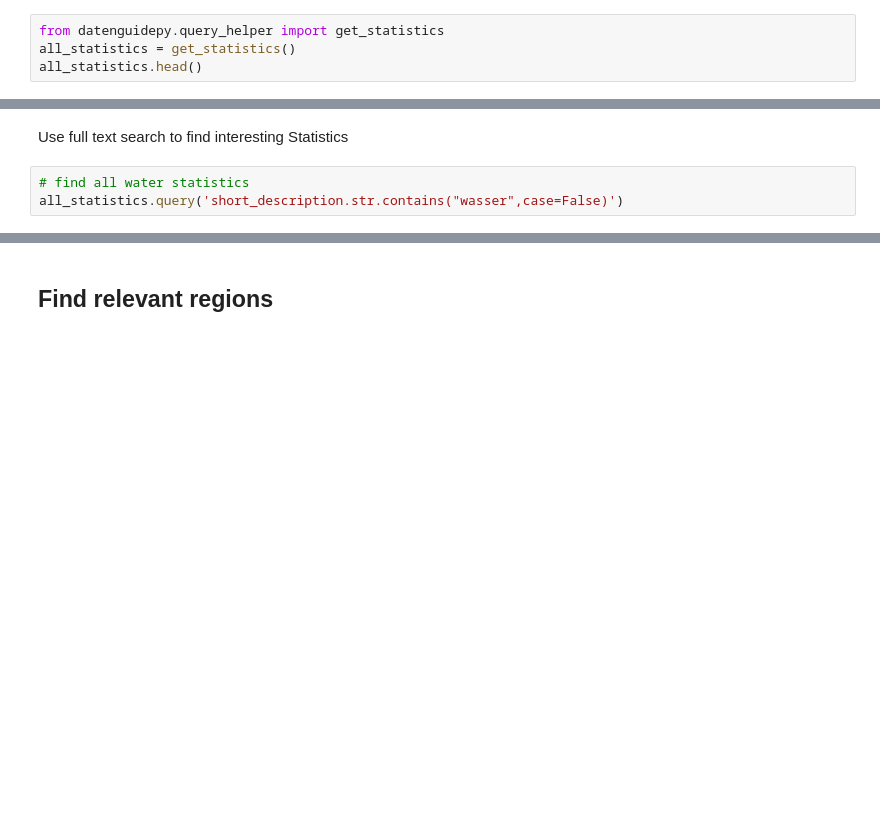
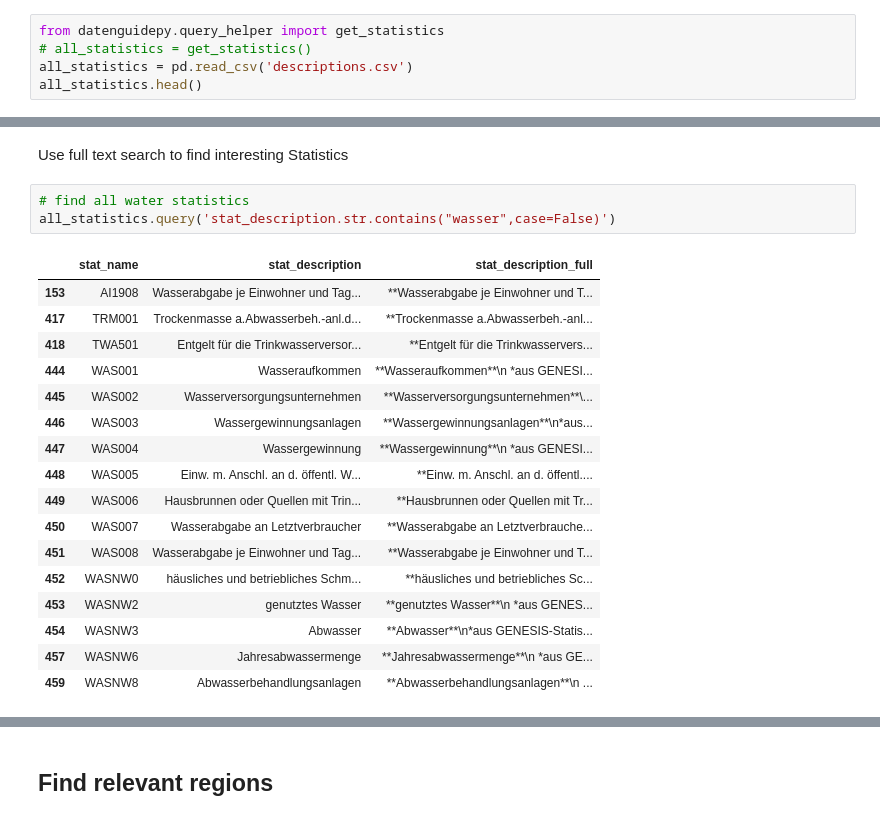
Before and after one commit to CorrelAid/datenguide-python, a Jupyter notebook: use_case/datenguidepy_intro_and_ideas.ipynb, the cells around one changed output, grey strips where cells are left out. Drawn from its saved outputs; the diff is of its cells as text; blank space fills up the shorter version.

Commit message:
added statistics meta data .csv file and incorporated it into idea notebook

```diff
--- a/use_case/datenguidepy_intro_and_ideas.ipynb
+++ b/use_case/datenguidepy_intro_and_ideas.ipynb
@@ -145,5 +155,6 @@ for reg,all_stats in stats.items():
 ## Find interesting statistics
 # %%
 from datenguidepy.query_helper import get_statistics
-all_statistics = get_statistics()
+# all_statistics = get_statistics()
+all_statistics = pd.read_csv('descriptions.csv')
 all_statistics.head()
@@ -151,6 +169,24 @@ all_statistics.head()
 Use full text search to find interesting Statistics
 # %%
 # find all water statistics
-all_statistics.query('short_description.str.contains("wasser",case=False)')
+all_statistics.query('stat_description.str.contains("wasser",case=False)')
+# %% [output]
+|  | stat_name | stat_description | stat_description_full |
+| 153 | AI1908 | Wasserabgabe je Einwohner und Tag... | **Wasserabgabe je Einwohner und T... |
+| 417 | TRM001 | Trockenmasse a.Abwasserbeh.-anl.d... | **Trockenmasse a.Abwasserbeh.-anl... |
+| 418 | TWA501 | Entgelt für die Trinkwasserversor... | **Entgelt für die Trinkwasservers... |
+| 444 | WAS001 | Wasseraufkommen | **Wasseraufkommen**\n *aus GENESI... |
+| 445 | WAS002 | Wasserversorgungsunternehmen | **Wasserversorgungsunternehmen**\... |
+| 446 | WAS003 | Wassergewinnungsanlagen | **Wassergewinnungsanlagen**\n*aus... |
+| 447 | WAS004 | Wassergewinnung | **Wassergewinnung**\n *aus GENESI... |
+| 448 | WAS005 | Einw. m. Anschl. an d. öffentl. W... | **Einw. m. Anschl. an d. öffentl.... |
+| 449 | WAS006 | Hausbrunnen oder Quellen mit Trin... | **Hausbrunnen oder Quellen mit Tr... |
+| 450 | WAS007 | Wasserabgabe an Letztverbraucher | **Wasserabgabe an Letztverbrauche... |
+| 451 | WAS008 | Wasserabgabe je Einwohner und Tag... | **Wasserabgabe je Einwohner und T... |
+| 452 | WASNW0 | häusliches und betriebliches Schm... | **häusliches und betriebliches Sc... |
+| 453 | WASNW2 | genutztes Wasser | **genutztes Wasser**\n *aus GENES... |
+| 454 | WASNW3 | Abwasser | **Abwasser**\n*aus GENESIS-Statis... |
+| 457 | WASNW6 | Jahresabwassermenge | **Jahresabwassermenge**\n *aus GE... |
+| 459 | WASNW8 | Abwasserbehandlungsanlagen | **Abwasserbehandlungsanlagen**\n ... |
 # %%
 # look at full description for interesting statistics
```
Also changed, not shown: parts of 14 cells of this notebook, 1 other file.
